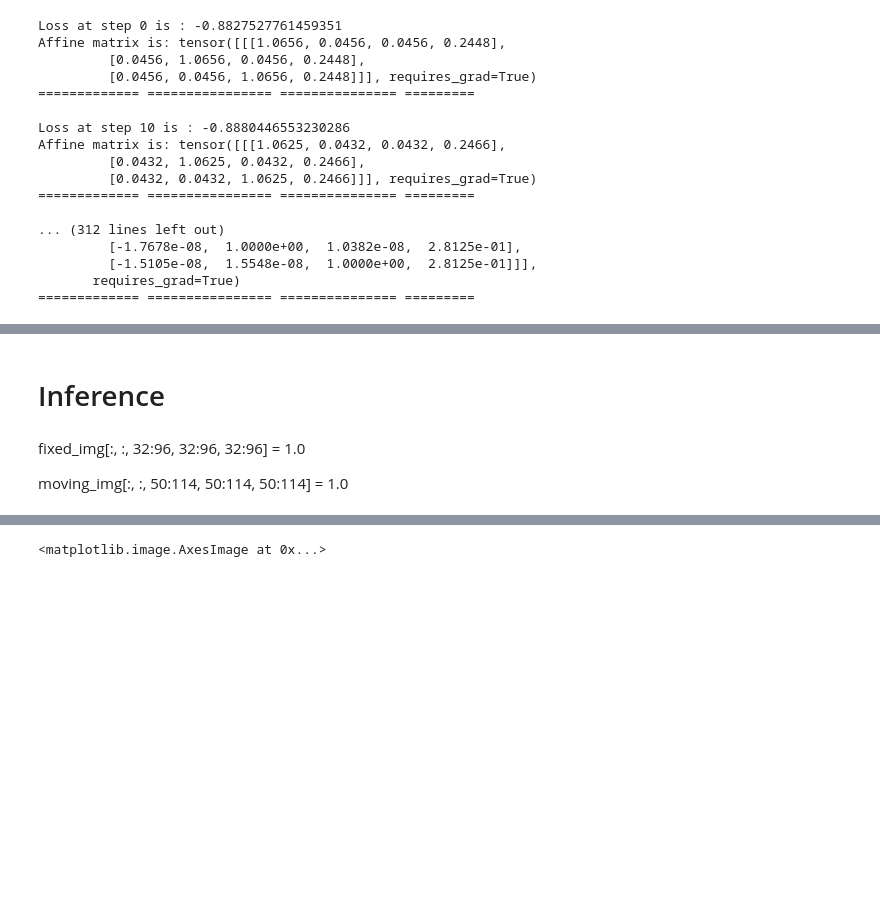
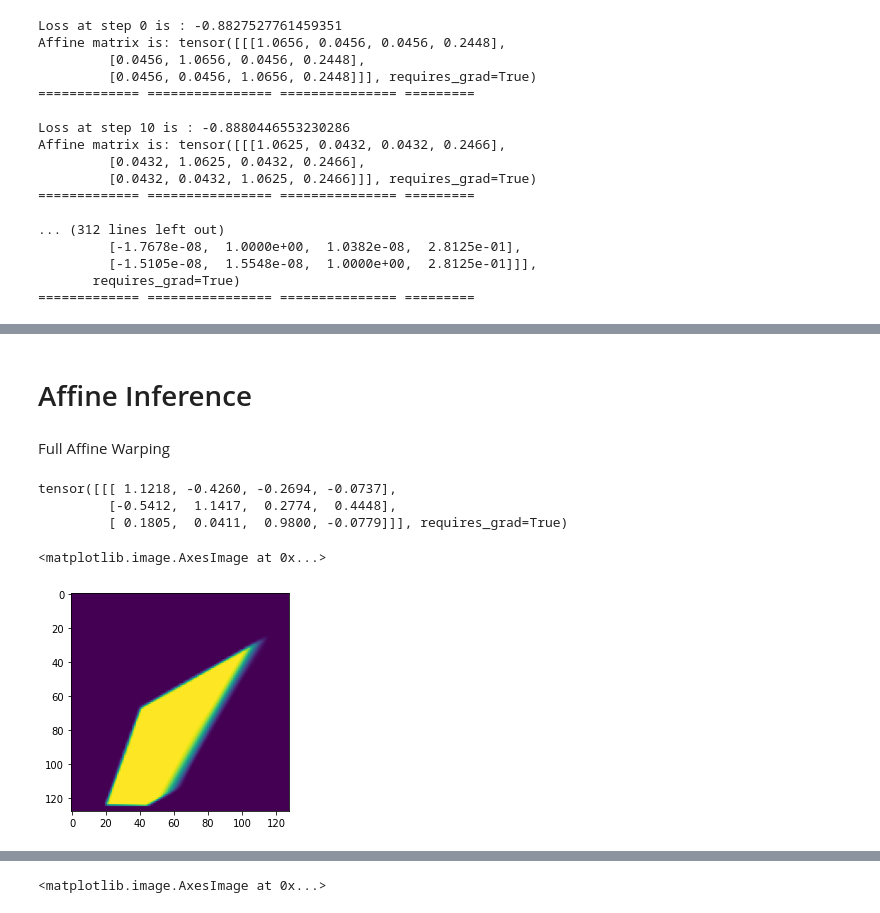
Before and after one commit to surajsrivathsa/image_registration, a Jupyter notebook: Direct_Optimization.ipynb, the cells around one changed output, grey strips where cells are left out. Saved outputs shown, nothing was run; the diff lists cells and outputs as text; code cells hidden in the pictures; blank space fills up the shorter version.

```diff
--- a/Direct_Optimization.ipynb
+++ b/Direct_Optimization.ipynb
@@ -268,11 +361,20 @@ Affine matrix is: tensor([[[1.0625, 0.0432, 0.0432, 0.2466],
 # %% [markdown]
-# Inference
+# Affine Inference
-# %% [markdown]
-fixed_img[:, :, 32:96, 32:96, 32:96] = 1.0
-
-
-moving_img[:, :, 50:114, 50:114, 50:114] = 1.0
+# %% [markdown]
+Full Affine Warping
+# %%
+myaffine
+# %% [output]
+tensor([[[ 1.1218, -0.4260, -0.2694, -0.0737],
+         [-0.5412,  1.1417,  0.2774,  0.4448],
+         [ 0.1805,  0.0411,  0.9800, -0.0779]]], requires_grad=True)
 # %%
 warped_image_tensor = spatial_transformer_affine(moving_img_tnsr)
 warped_image_tensor = warped_image_tensor.detach().to("cpu")
 warped_image_np = warped_image_tensor.numpy()
+# %%
+# 100 iteration
+plt.imshow(warped_image_np[0, 0, 32, :, :])
+# %% [output]
+<matplotlib.image.AxesImage at 0x...>
+[figure, added]
```
Also changed, not shown: parts of 68 cells of this notebook.
